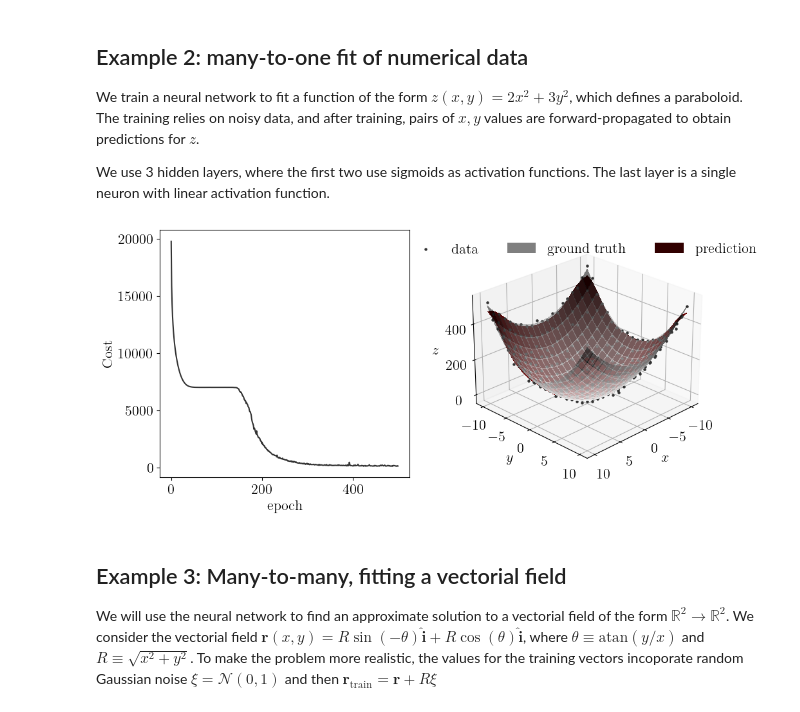
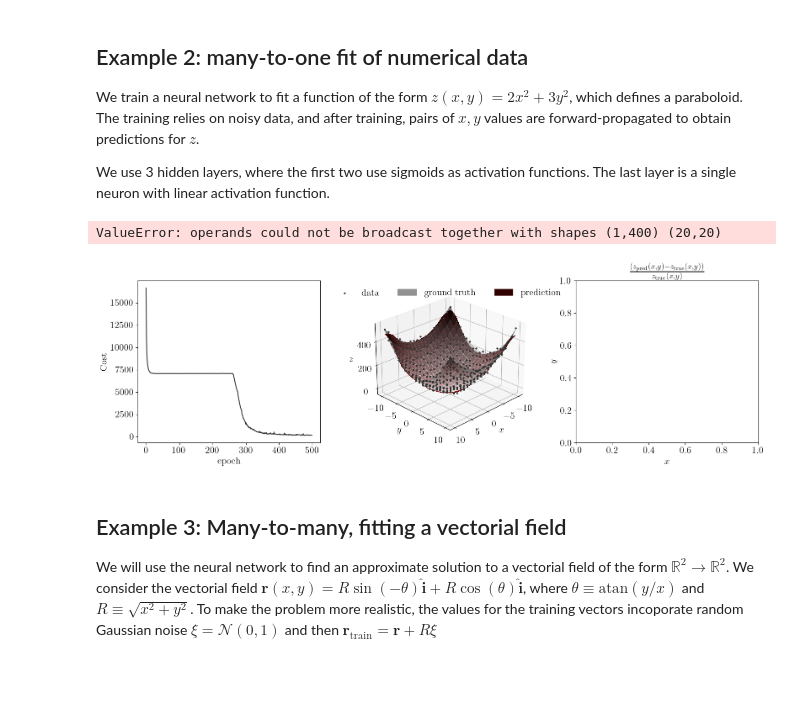
Before and after one commit to pastranacl/IAcobus, a Jupyter notebook: tutorial.ipynb, the cells around one changed output. Saved outputs shown, nothing was run; the diff lists cells and outputs as text; code cells hidden in the pictures; blank space fills up the shorter version.

Commit message:
Updated examples parabollasç

```diff
--- a/tutorial.ipynb
+++ b/tutorial.ipynb
@@ -108,7 +108,7 @@ XY_test_grid_flat = np.vstack( (X_test_grid_flat.reshape(1, n_vals*n_vals), Y_te
 Z_test = scalar_function_two_variables(X_test_grid_flat, Y_test_grid_flat) + noise*np.random.randn(1, n_vals*n_vals)
 # %%
 # Create the network
-topology = [32, 32, 1]
+topology = [64, 64, 1]
 activation_funcs = ['sigmoid',
                     'sigmoid',
                     'linear']
@@ -123,7 +123,7 @@ cost = ryc.train(XY_test_grid_flat,
                  num_epochs=500,
                  batch_size=5,
                  learning_rate=1e-2,
-                 verbose=False)
+                 verbose=True)
 # %%
 # Plots
 from matplotlib import cm
@@ -135,17 +135,17 @@ font = {'family' : 'serif',
 plt.rc('text', usetex=True)
 plt.rc('font', **font)
 
-fig = plt.figure( figsize=(11, 5) )
+fig = plt.figure( figsize=(19, 5) )
 
 # Panel cost
-ax_cost = fig.add_subplot(1, 2, 1)
+ax_cost = fig.add_subplot(1, 3, 1)
 ax_cost.plot(cost, color='#333333')
 ax_cost.set_ylabel(r"Cost")
 ax_cost.set_xlabel(r"epoch")
 
 
 # Panel 3d fit
-ax_result = fig.add_subplot(1, 2, 2, projection='3d')
+ax_result = fig.add_subplot(1, 3, 2, projection='3d')
 
 ax_result.scatter(X_test_grid_flat.T,
                   Y_test_grid_flat.T,
@@ -155,37 +155,65 @@ ax_result.scatter(X_test_grid_flat.T,
                   depthshade=0,
                   label="data")
 
+z_theo = scalar_function_two_variables(X_test_grid,Y_test_grid)
 surf = ax_result.plot_surface(X_test_grid,
                               Y_test_grid,
-                              scalar_function_two_variables(X_test_grid,Y_test_grid),
+                              z_theo,
                               cmap=cm.Greys,
                               alpha=0.5,
                               linewidth=0,
                               antialiased=False,
                               label="ground truth")
 
+predictions_parabolla = ryc.forward(XY_test_grid_flat)
 ax_result.plot_surface(X_test_grid,
                         Y_test_grid,
-                        ryc.forward(XY_test_grid_flat).reshape(n_vals, n_vals),
+                        predictions_parabolla.reshape(n_vals, n_vals),
                         color="#880000",
                         linewidth=0,
                         antialiased=False,
                         label="prediction")
 
 ax_result.view_init(elev=25,
                     azim=45)
 
 ax_result.legend(loc="upper center",
                  ncol=3,
                  frameon=False)
 
 ax_result.set_xlabel(r"$x$")
 ax_result.set_ylabel(r"$y$")
 ax_result.set_zlabel(r"$z$")
 
+
+# ---
+ax_residual = fig.add_subplot(1, 3, 3)
+ax_residual.set_ylabel(r"$y$")
+ax_residual.set_xlabel(r"$x$")
+ax_residual.set_title(r"$\frac{ (z_\mathrm{pred}(x,y) - z_\mathrm{true}(x,y))}{ z_\mathrm{true}(x,y)}$")
+
+rel_residuals = predictions_parabolla - z_theo
+print(z_theo)
+print(predictions_parabolla)
+
+
+residuals_plot = ax_residual.scatter(X_test_grid_flat, Y_test_grid_flat,
+                                        c = rel_residuals,
+                                        marker="s",
+                                        s= 70,
+                                        cmap=cm.copper)
+
+cbar_res = plt.colorbar(residuals_plot,
+                        ax=ax_residual,
+                        orientation='vertical',
+                        location='right',
+                        aspect=40)
+
+
 plt.show()
 # %% [output]
+ValueError: operands could not be broadcast together with shapes (1,400) (20,20)
-[figure, old version]
+[figure, new version]
 # %% [markdown]
 ## Example 3: Many-to-many, fitting a vectorial field
 
```
Also changed, not shown: 2 other files.
